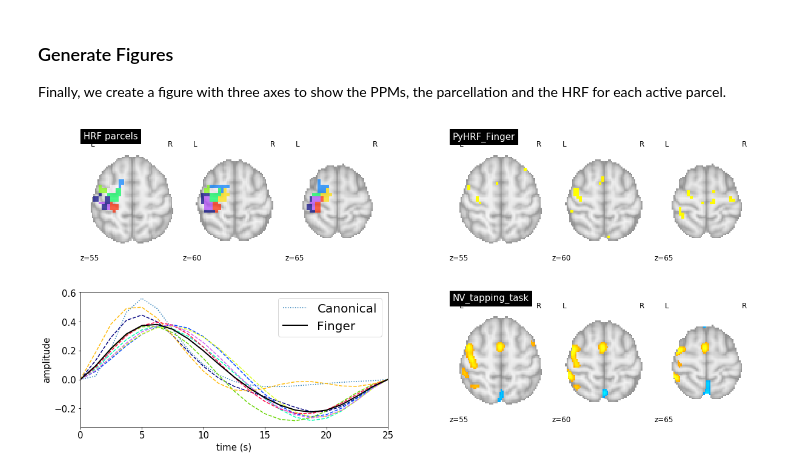
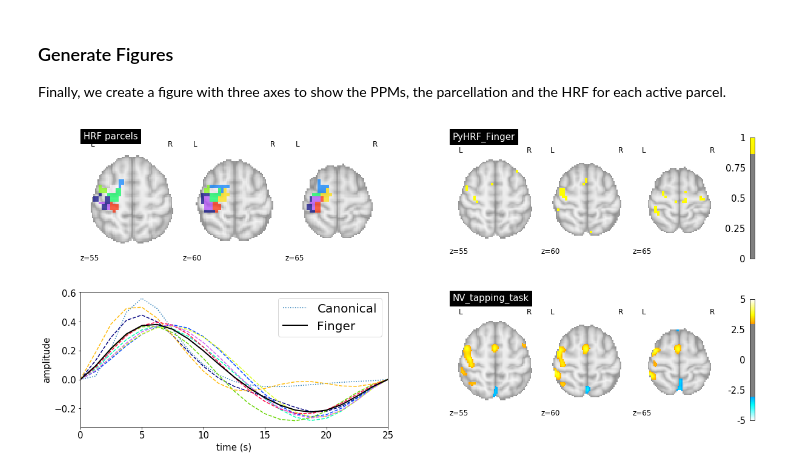
Before and after one commit to pyhrf/scipy2017-notebook, a Jupyter notebook: index.ipynb, the cells around one changed output. Saved outputs shown, nothing was run; the diff lists cells and outputs as text; code cells hidden in the pictures.

Commit message:
adding color bars to figures

```diff
--- a/index.ipynb
+++ b/index.ipynb
@@ -844,8 +844,8 @@ ax_hrf.set_xlabel("time (s)", size=15)
 # Plot PPM
 ax_ppm = plt.subplot(gs[0, 1])
 ppm_img = load_img(os.path.join(PYHRF_OUTPUT, ppm_nii))
-plot_stat_map(stat_map_img=ppm_img, threshold=PPM_THRESHOLD, colorbar=False,
-              cut_coords=cut_coords, display_mode='z', draw_cross=False,
+plot_stat_map(stat_map_img=ppm_img, threshold=PPM_THRESHOLD, draw_cross=False,
+              cut_coords=cut_coords, display_mode='z',
               title='PyHRF_'+ppm_name, figure=fig, axes=ax_ppm, cmap=plt.cm.autumn)
 
 # Plotting estimated HRF per Parcel
@@ -856,33 +856,33 @@ hrf_mean = np.zeros(hrf_s.data.shape[1])
 parcels_data = np.zeros_like(parcels_img_data)
 for color_nb, parcel_id in enumerate(active_parcels):
     sub_cuboid = hrf_s.sub_cuboid(ROI=parcel_id).data
     hrf_mean += sub_cuboid
     parcels_data[parcels_img_data == parcel_id] = color_nb + 1
 
     ax_hrf.plot(time_axis, sub_cuboid, "--", color=plt.cm.gist_ncar(float(color_nb) / len(active_parcels)))
 
 
 hrf_mean /= len(active_parcels)
 ax_hrf.plot(time_axis, hrf_mean, label=ppm_name, color="k", linewidth=2)
 
 # Plotting parcels
 hrf_parcels_img = nibabel.Nifti1Image(parcels_data, parcels_img.affine, parcels_img.get_header())
 ax_rois = plt.subplot(gs[0, 0])
 plot_roi(roi_img=hrf_parcels_img,
          cut_coords=cut_coords, display_mode='z', draw_cross=False,
          title="HRF parcels", figure=fig, axes=ax_rois)
 
 # Plotting Neurovault figures
 ax_nv = plt.subplot(gs[1, 1])
 title_img = img_meta['cognitive_paradigm_cogatlas'].lower().replace(' ','_')
-plot_stat_map(stat_map_img=z_img, threshold=Z_THRESHOLD, colorbar=False,
-              cut_coords=cut_coords, display_mode='z', draw_cross=False,
+plot_stat_map(stat_map_img=z_img, threshold=Z_THRESHOLD, draw_cross=False,
+              cut_coords=cut_coords, display_mode='z',
               title='NV_'+title_img, figure=fig, axes=ax_nv);
 
 # Legend
 ax_hrf.legend(fontsize=20);
 
 # save figure
 plt.savefig(os.path.join(FIGURES_OUTPUT, '%s.png' % ppm_name));
 # %% [output]
-[figure, old version]
+[figure, new version]
```
